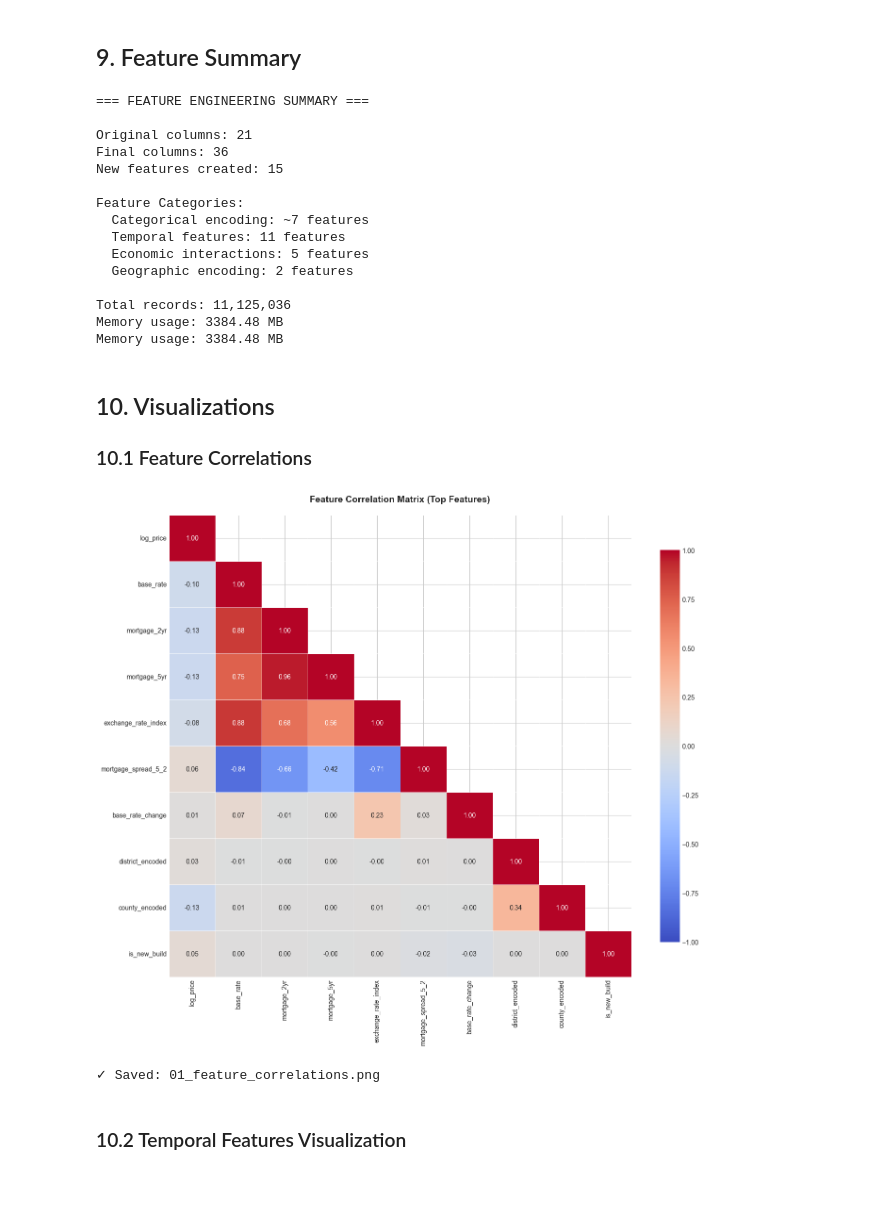
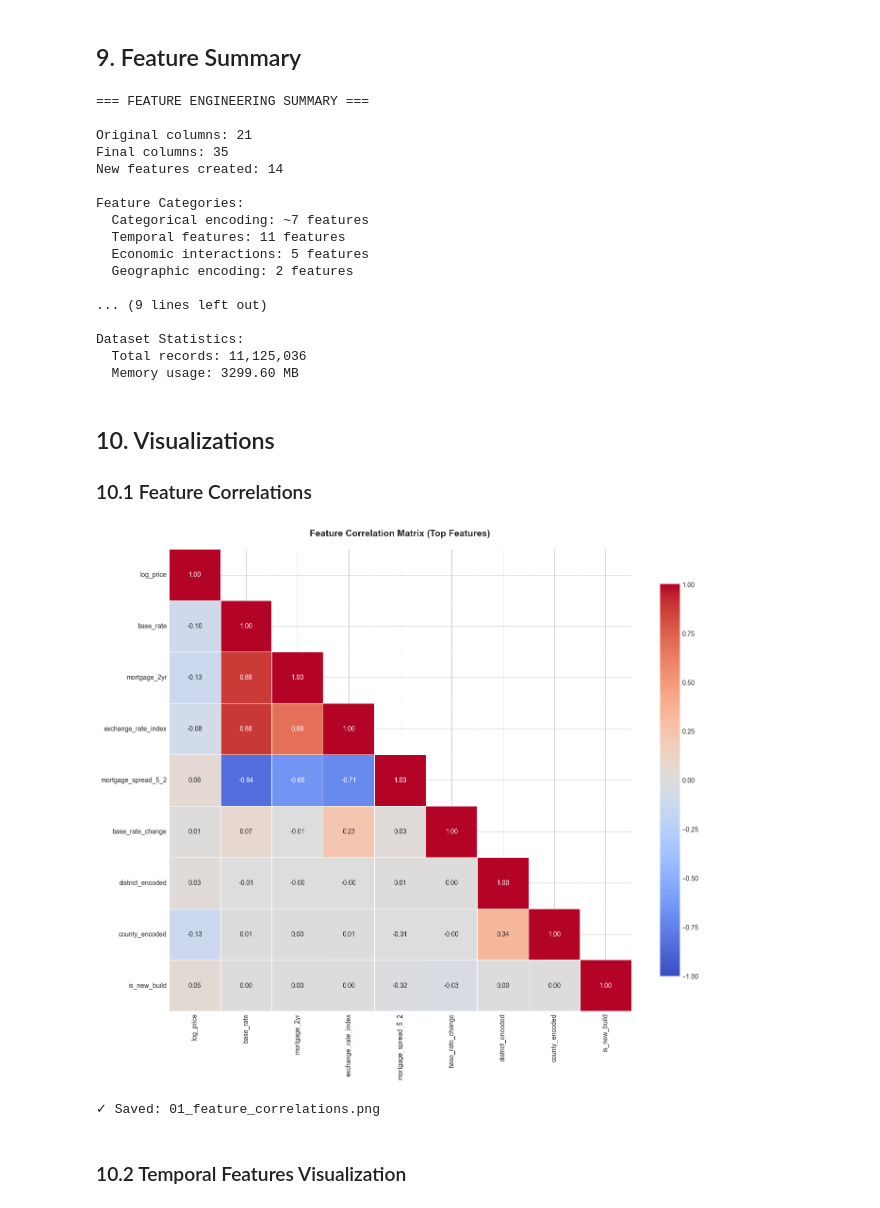
Before and after one commit to JoNaulaerts/Machine-Learning-Project-TM-2025, a Jupyter notebook: Dataset_1_UK_Housing/Code/05_feature_engineering.ipynb, the cells around one changed output. Saved outputs shown, nothing was run; the diff lists cells and outputs as text; code cells hidden in the pictures.

Commit message:
data clening and aug

```diff
--- a/Dataset_1_UK_Housing/Code/05_feature_engineering.ipynb
+++ b/Dataset_1_UK_Housing/Code/05_feature_engineering.ipynb
@@ -356,0 +365,21 @@ Dropping original categorical columns...
+# %%
+print("\nChecking for constant columns...")
+
+# Identify columns with only one unique value
+constant_cols = [col for col in df.columns if df[col].nunique(dropna=True) <= 1]
+
+if len(constant_cols) > 0:
+    print(f"  ⚠️ Constant columns found: {constant_cols}")
+    df = df.drop(columns=constant_cols)
+    print(f"  Dropped {len(constant_cols)} constant columns")
+else:
+    print("  ✓ No constant columns found (all features have variance)")
+
+# Create summary
+constant_check_summary = pd.DataFrame({
+    'Check': ['Constant Columns'],
+    'Found': [len(constant_cols) if len(constant_cols) > 0 else 0],
+    'Action': ['Dropped' if len(constant_cols) > 0 else 'None needed']
+})
+
+display(constant_check_summary)
@@ -368,14 +467,20 @@ print(f"  Temporal features: 11 features")
 print(f"  Economic interactions: 5 features")
 print(f"  Geographic encoding: 2 features")
 
-print(f"\nTotal records: {len(df):,}")
-print(f"Memory usage: {df.memory_usage(deep=True).sum() / 1024**2:.2f} MB")
+print("\nQuality Checks Applied:")
+print(f"  ✓ Constant columns: {len(constant_cols) if 'constant_cols' in locals() else 0} removed")
+print(f"  ✓ Highly correlated (>0.95): {len(to_drop_corr) if 'to_drop_corr' in locals() else 0} removed")
+print(f"  ✓ Missing values: {df.isnull().sum().sum()} remaining")
+
+print(f"\nDataset Statistics:")
+print(f"  Total records: {len(df):,}")
+print(f"  Memory usage: {df.memory_usage(deep=True).sum() / 1024**2:.2f} MB")
 # %% [output]
 === FEATURE ENGINEERING SUMMARY ===
 
 Original columns: 21
-Final columns: 36
-New features created: 15
+Final columns: 35
+New features created: 14
 
 Feature Categories:
   Categorical encoding: ~7 features
@@ -383,9 +488,11 @@ Feature Categories:
   Economic interactions: 5 features
   Geographic encoding: 2 features
 
-Total records: 11,125,036
-Memory usage: 3384.48 MB
-Memory usage: 3384.48 MB
+... (9 lines left out)
+
+Dataset Statistics:
+  Total records: 11,125,036
+  Memory usage: 3299.60 MB
 # %% [markdown]
 ## 10. Visualizations
 
@@ -398,35 +505,34 @@ sample_df = df.sample(n=min(10000, len(df)), random_state=42)
 numeric_cols = sample_df.select_dtypes(include=[np.number]).columns.tolist()
 
 # Use log_price as target (created in cleaning phase)
 key_features = ['log_price'] if 'log_price' in numeric_cols else []
 for col in ['base_rate', 'mortgage_2yr', 'mortgage_5yr', 'exchange_rate_index',
             'mortgage_spread_5_2', 'base_rate_change', 'district_encoded',
             'county_encoded', 'is_new_build', 'is_freehold']:
     if col in numeric_cols:
         key_features.append(col)
 
-key_features = key_features[:15]  # Limit to 15 for readability
 
 if len(key_features) > 1:
     fig, ax = plt.subplots(figsize=(14, 12))
 
     corr_matrix = sample_df[key_features].corr()
     mask = np.triu(np.ones_like(corr_matrix, dtype=bool), k=1)
 
     sns.heatmap(corr_matrix, mask=mask, annot=True, fmt='.2f',
                 cmap='coolwarm', center=0, square=True, linewidths=0.5,
                 cbar_kws={'shrink': 0.8}, vmin=-1, vmax=1, ax=ax)
 
     ax.set_title('Feature Correlation Matrix (Top Features)',
                  fontsize=14, fontweight='bold', pad=20)
 
     plt.tight_layout()
     plt.savefig(OUTPUT_DIR / '01_feature_correlations.png', dpi=300, bbox_inches='tight')
     plt.show()
 
     print("✓ Saved: 01_feature_correlations.png")
 # %% [output]
-[figure, old version]
+[figure, new version]
 ✓ Saved: 01_feature_correlations.png
 # %% [markdown]
 ### 10.2 Temporal Features Visualization
```
Also changed, not shown: parts of 10 cells of this notebook, 3 other files.
